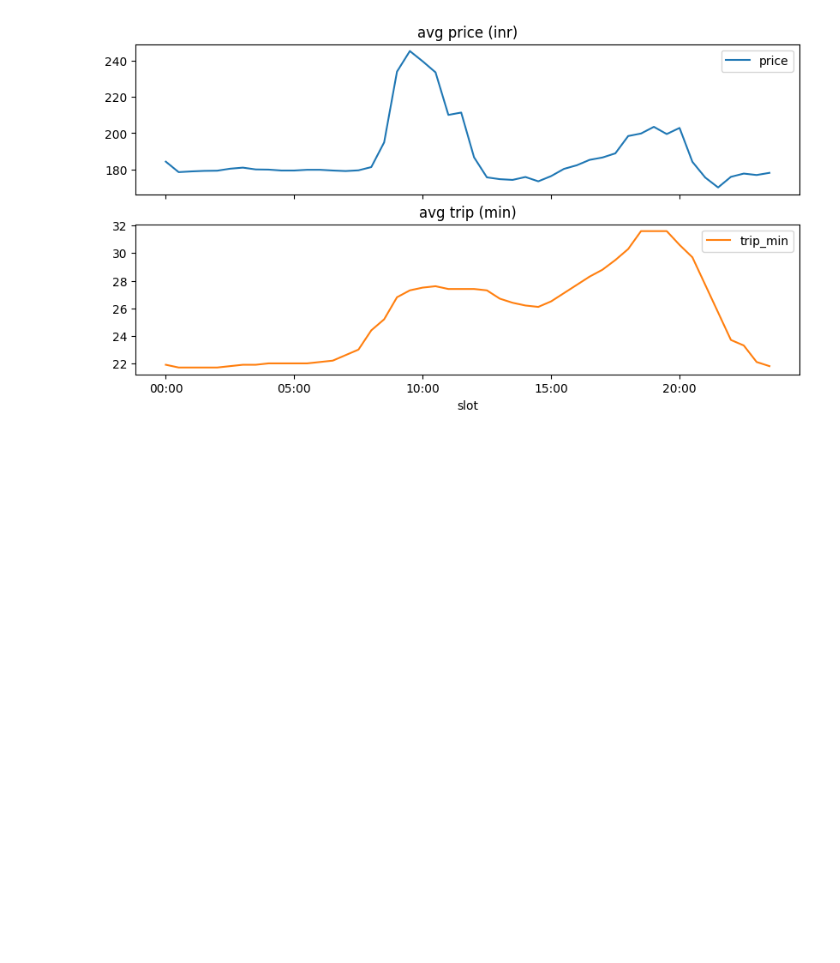
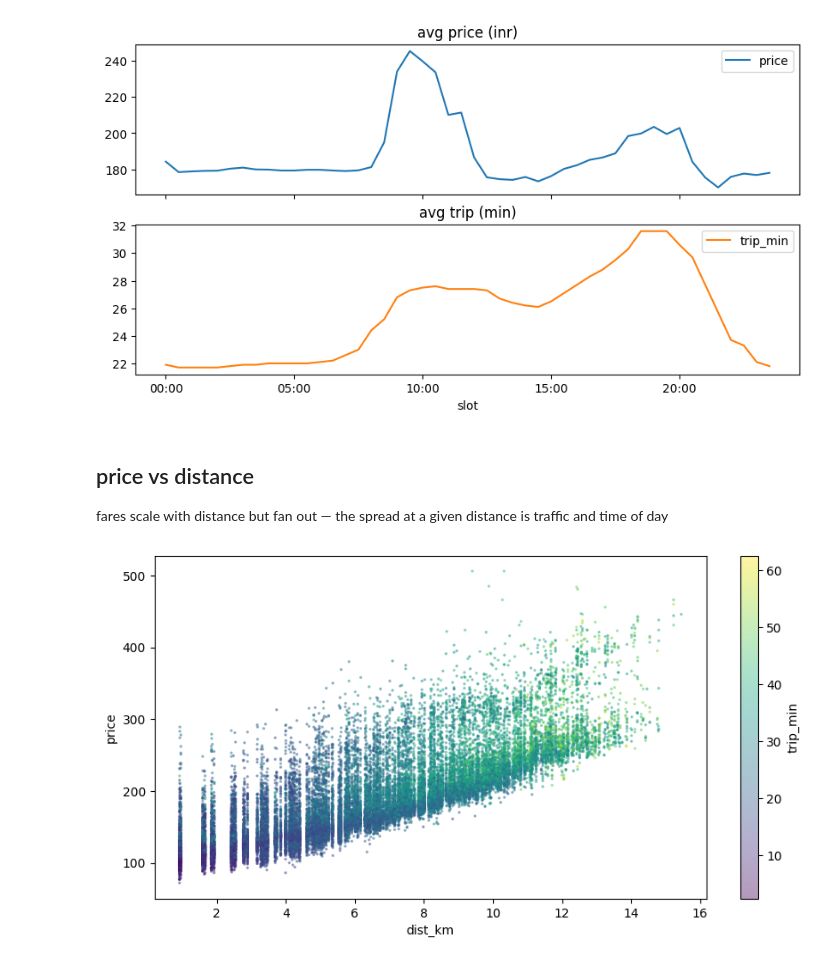
Before and after one commit to sid-081205/gamifying-cabs, a Jupyter notebook: analysis.ipynb, the cells around one changed output. Cells and saved outputs as stored; diff of their text form; code cells hidden in the pictures; blank space fills up the shorter version.

```diff
--- a/analysis.ipynb
+++ b/analysis.ipynb
@@ -120,3 +121,12 @@ by_slot = df.groupby("slot")[["price", "trip_min"]].mean().round(1)
 by_slot.plot(subplots=True, figsize=(10, 5), title=["avg price (inr)", "avg trip (min)"]);
 # %% [output]
 [figure]
+# %% [markdown]
+## price vs distance
+
+fares scale with distance but fan out — the spread at a given distance is traffic and time of day
+# %%
+s = df.sample(30000, random_state=0)
+s.plot.scatter(x="dist_km", y="price", c="trip_min", cmap="viridis", s=2, alpha=0.4, figsize=(10, 5));
+# %% [output]
+[figure, added]
```
Also changed, not shown: parts of 7 cells of this notebook.
